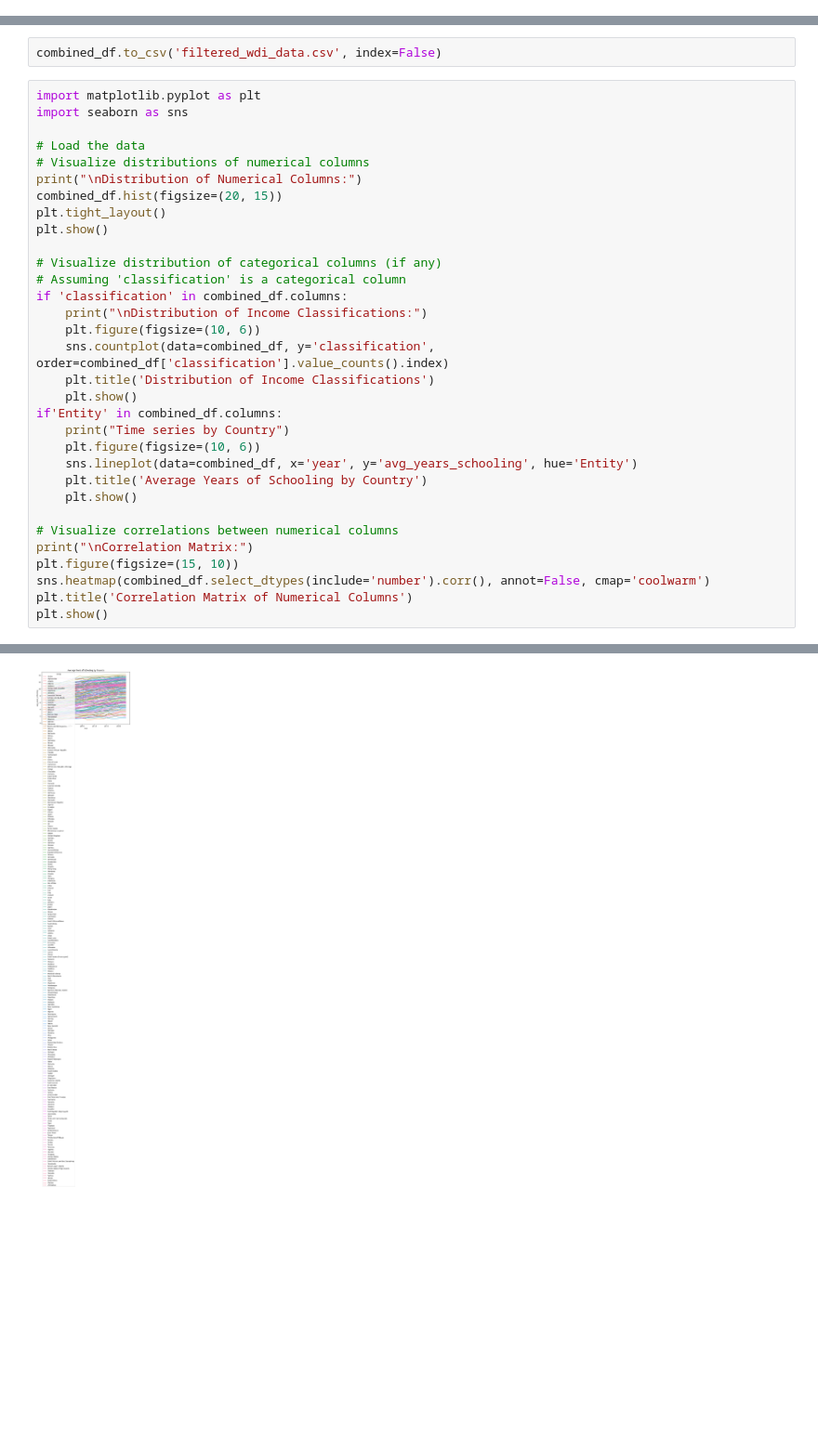
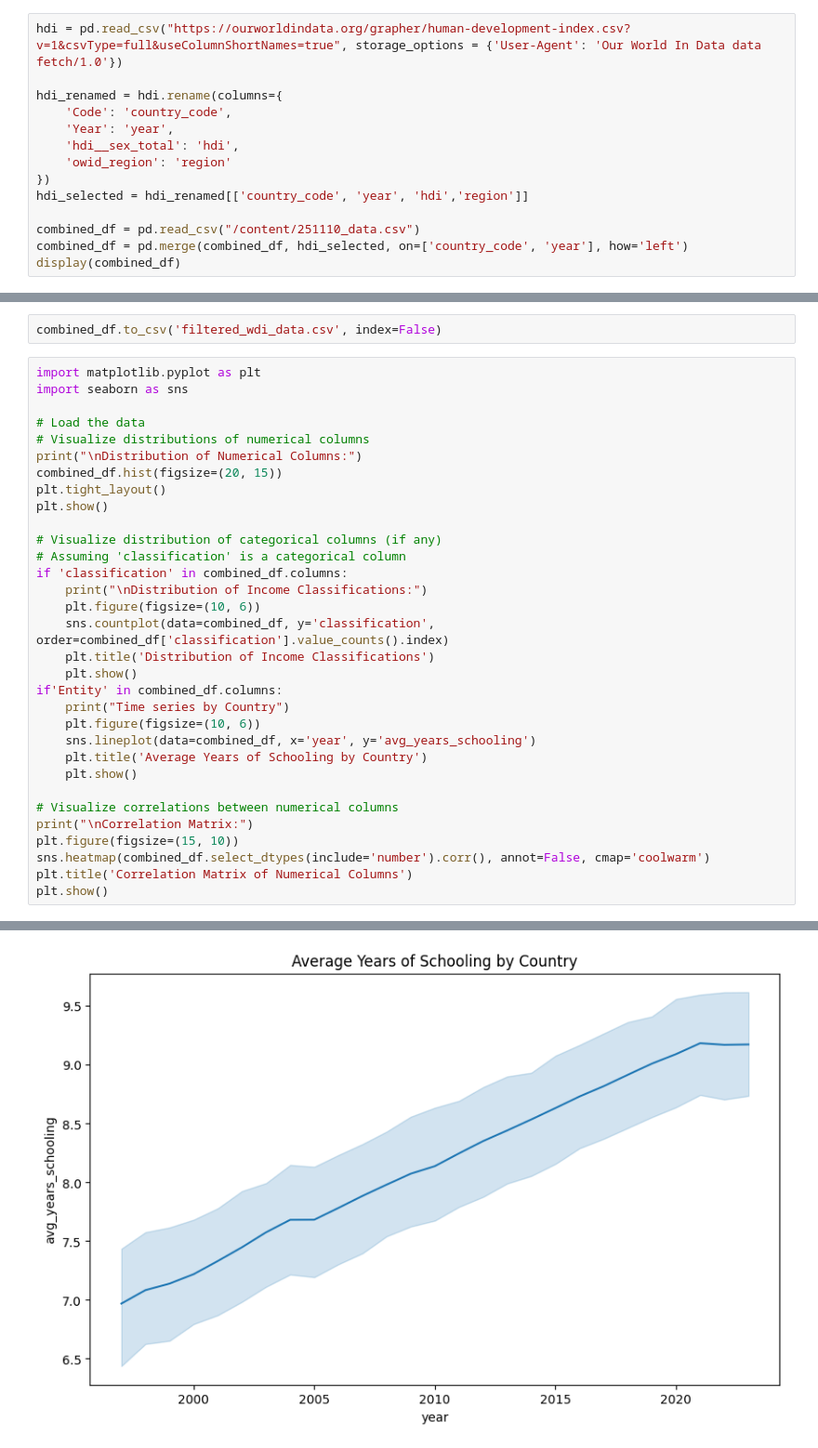
Before and after one commit to AnhQuocVo/ML-for-Research-Paper, a Jupyter notebook: Get_Data_API_WDI.ipynb, the cells around one changed output, grey strips where cells are left out. Shown: that part at 93% size. Saved outputs shown, nothing was run; the diff lists cells and outputs as text; blank space fills up the shorter version.

Commit message:
update hdi Index

```diff
--- a/Get_Data_API_WDI.ipynb
+++ b/Get_Data_API_WDI.ipynb
@@ -737,3 +737,17 @@ Index(['country_code', 'year', 'gdp_growth', 'gdp', 'gdp_pc', 'gdp_pc_growth',
        'expected_years_schooling', 'Entity', 'classification', 'tfp',
        'AdvEco'],
       dtype='object')
+# %%
+hdi = pd.read_csv("https://ourworldindata.org/grapher/human-development-index.csv?v=1&csvType=full&useColumnShortNames=true", storage_options = {'User-Agent': 'Our World In Data data fetch/1.0'})
+
+hdi_renamed = hdi.rename(columns={
+    'Code': 'country_code',
+    'Year': 'year',
+    'hdi__sex_total': 'hdi',
+    'owid_region': 'region'
+})
+hdi_selected = hdi_renamed[['country_code', 'year', 'hdi','region']]
+
+combined_df = pd.read_csv("/content/251110_data.csv")
+combined_df = pd.merge(combined_df, hdi_selected, on=['country_code', 'year'], how='left')
+display(combined_df)
@@ -761,7 +789,7 @@ if 'classification' in combined_df.columns:
 if'Entity' in combined_df.columns:
     print("Time series by Country")
     plt.figure(figsize=(10, 6))
-    sns.lineplot(data=combined_df, x='year', y='avg_years_schooling', hue='Entity')
+    sns.lineplot(data=combined_df, x='year', y='avg_years_schooling')
     plt.title('Average Years of Schooling by Country')
     plt.show()
 
@@ -779,3 +807,3 @@ Distribution of Income Classifications:
 Time series by Country
-[figure, old version]
+[figure, new version]
 Correlation Matrix:
```
Also changed, not shown: parts of 2 cells of this notebook.
